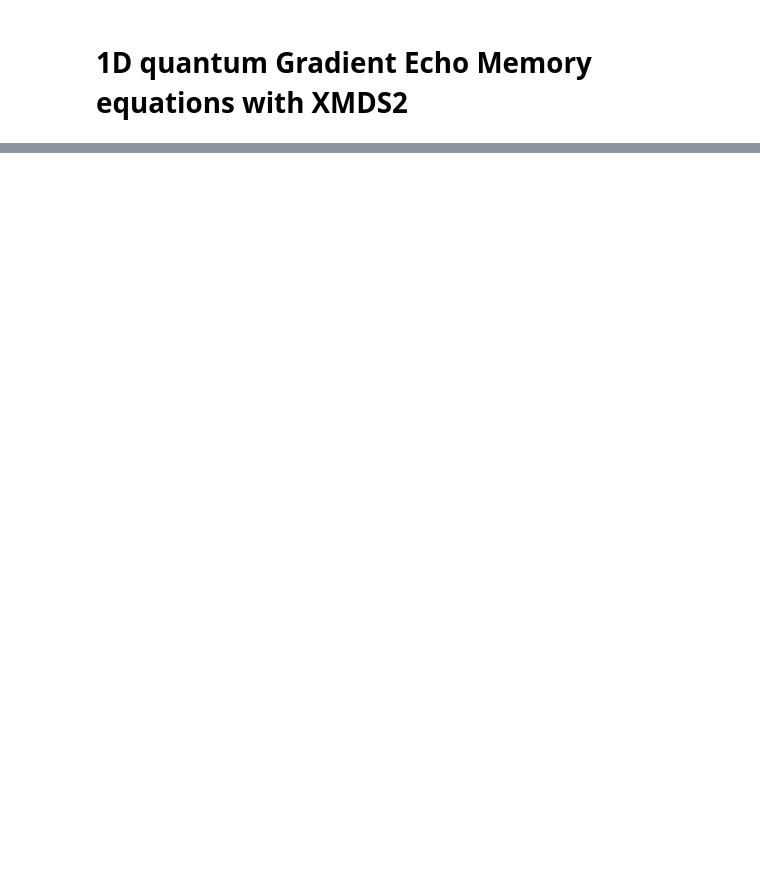
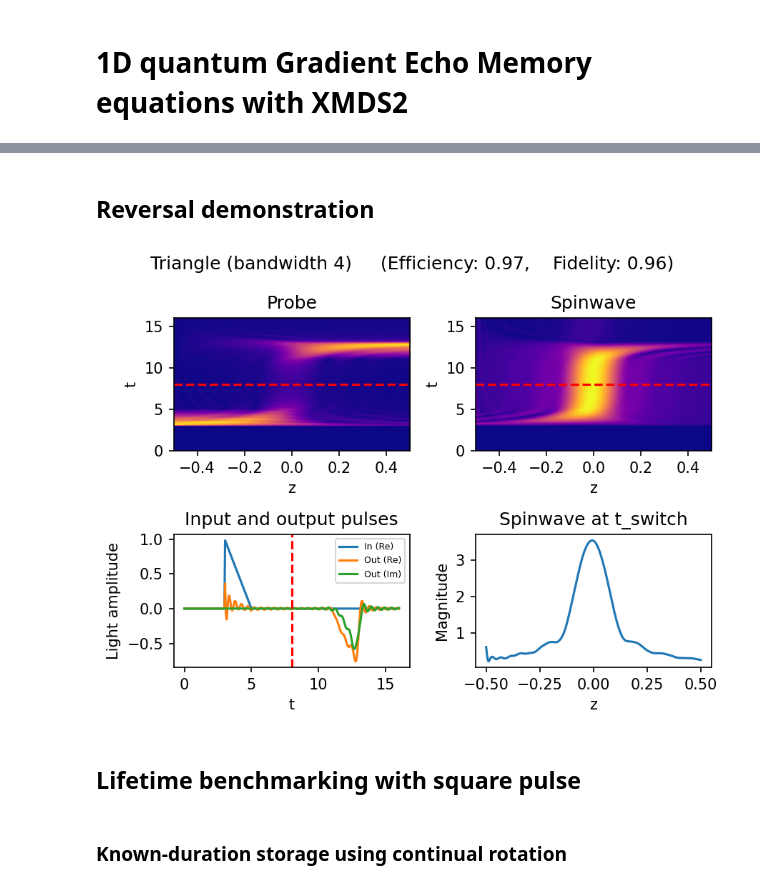
Before and after one commit to PatGleeson101/quantum-memory, a Jupyter notebook: quantum-memory.ipynb, the cells around one changed output, grey strips where cells are left out. Drawn from its saved outputs; the diff is of its cells as text; code cells hidden in the pictures; blank space fills up the shorter version.

```diff
--- a/quantum-memory.ipynb
+++ b/quantum-memory.ipynb
@@ -7,7 +7,7 @@ import matplotlib.pyplot as plt
 from scipy.integrate import simpson
 # %%
 plt.rcParams["legend.fontsize"] = 6;
-plt.rcParams['figure.dpi'] = 120; # Changes figsize to 120% when displayed in notebook
+plt.rcParams['figure.dpi'] = 150; # Changes figsize when displayed in notebook
 # %%
 # Load the data from a file
 def load_instance(filename):
@@ -43,8 +43,8 @@ def performance(t,z,E,S, tswitch):
     return efficiency, fidelity
 # %%
 # Summary plots of a run
-def summary_plot(t,z,E,S, tswitch):
-    fig, axs = plt.subplots(2,2)
+def summary_plot(t,z,E,S, tswitch, name=""):
+    fig, axs = plt.subplots(2,2, figsize=(6,4.5));
     (axTL, axTR, axBL, axBR) = (axs[0,0], axs[0,1], axs[1,0], axs[1,1])
 
     # Plot density
@@ -81,5 +81,5 @@ def summary_plot(t,z,E,S, tswitch):
     axBR.set_xlabel("z"); axBR.set_ylabel("Magnitude")
 
     eff, fid = performance(t,z,E,S,tswitch)
-    fig.suptitle(f"Efficiency: {eff:.2f}    Fidelity: {fid:.2f}")
+    fig.suptitle(f"{name}     (Efficiency: {eff:.2f},    Fidelity: {fid:.2f})")
     fig.tight_layout()
@@ -108,0 +86,2 @@ summary_plot(*gauss, 8)
+# %% [markdown]
+## Reversal demonstration
@@ -108,0 +93,14 @@ summary_plot(*gauss, 8)
+# %%
+triangle = load_instance("./instances/triangle/bandwidth=4.h5")
+highbandwidth_triangle = load_instance("./instances/triangle/bandwidth=8.h5")
+# %%
+summary_plot(*triangle, 8, "Triangle (bandwidth 4)")
+#summary_plot(*triangle, 8, "Triangle (bandwidth 8)")
+# Illustrates time and phase reversal.
+# I would expect increasing the bandwidth to increase fidelity, but in this case it didn't?
+# %% [output]
+[figure, added]
+# %% [markdown]
+## Lifetime benchmarking with square pulse
+# %% [markdown]
+### Known-duration storage using continual rotation
```
Also changed, not shown: parts of 35 cells of this notebook, 19 other files.
